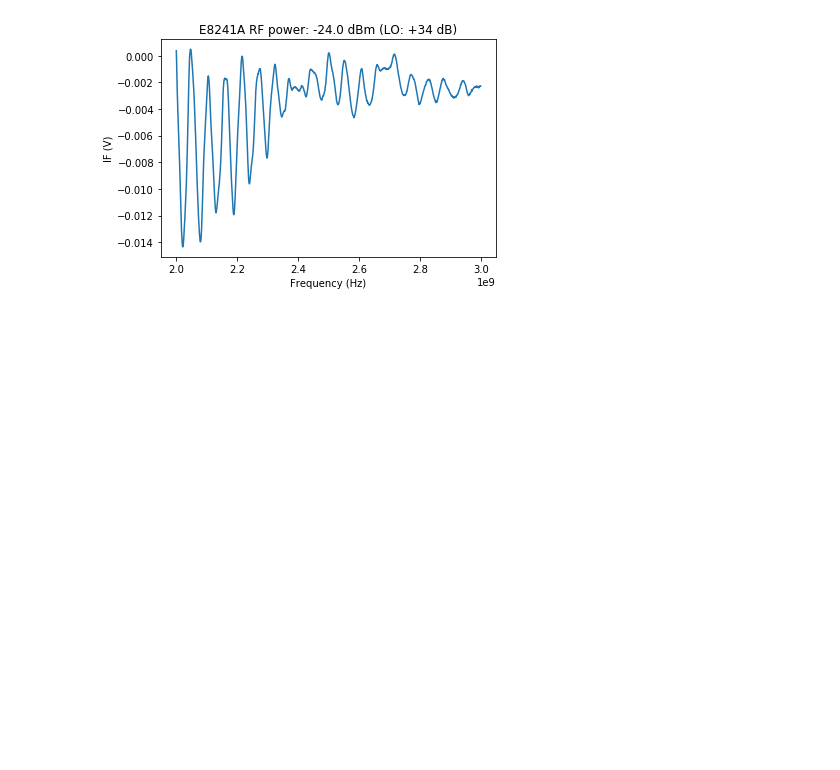
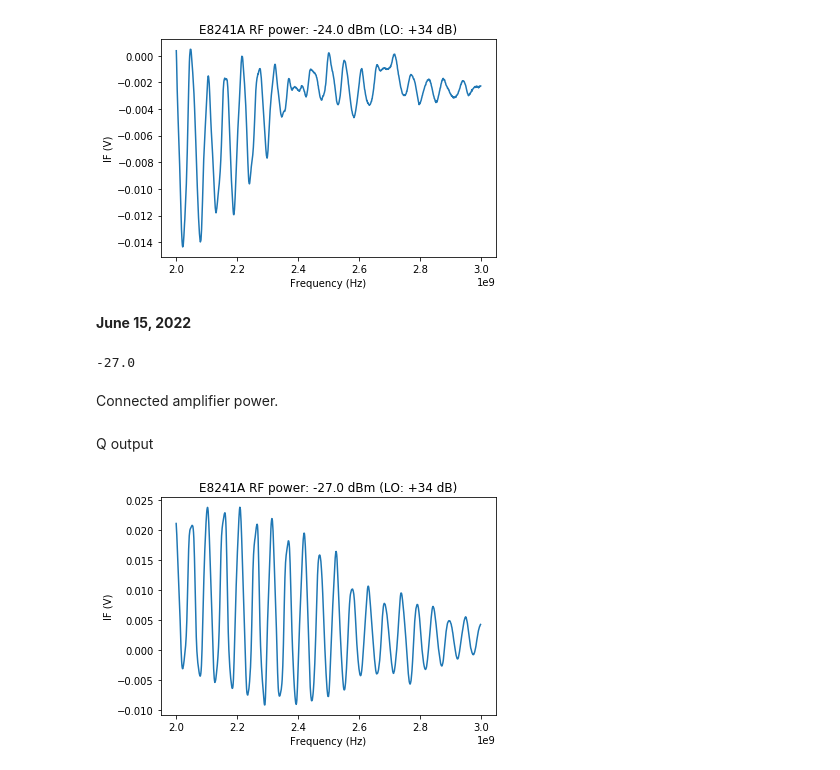
Before and after one commit to nowacklab/Nowack_Lab, a Jupyter notebook: Notebooks/Mixer-demodulation-coax-test.ipynb, the cells around one changed output. Saved outputs shown, nothing was run; the diff lists cells and outputs as text; code cells hidden in the pictures; blank space fills up the shorter version.

Commit message:
Power sweeps for Marki IQ and both ZX05 mixers

```diff
--- a/Notebooks/Mixer-demodulation-coax-test.ipynb
+++ b/Notebooks/Mixer-demodulation-coax-test.ipynb
@@ -163,3 +161,26 @@ plt.title('E8241A RF power: %s dBm (LO: +34 dB)' %rf.amplitude)
 plt.show()
 # %% [output]
 [figure]
+# %% [markdown]
+**June 15, 2022**
+# %%
+rf.amplitude
+# %% [output]
+-27.0
+# %%
+rf.outputting = True
+# %% [markdown]
+Connected amplifier power.
+# %% [markdown]
+Q output
+# %%
+frequencies = np.arange(2e9, 3e9, 1e6)
+ifs = [frequency_sample(f) for f in frequencies]
+
+plt.plot(frequencies, ifs)
+plt.xlabel('Frequency (Hz)')
+plt.ylabel('IF (V)')
+plt.title('E8241A RF power: %s dBm (LO: +34 dB)' %rf.amplitude)
+plt.show()
+# %% [output]
+[figure, added]
```
Also changed, not shown: parts of 109 cells of this notebook.
